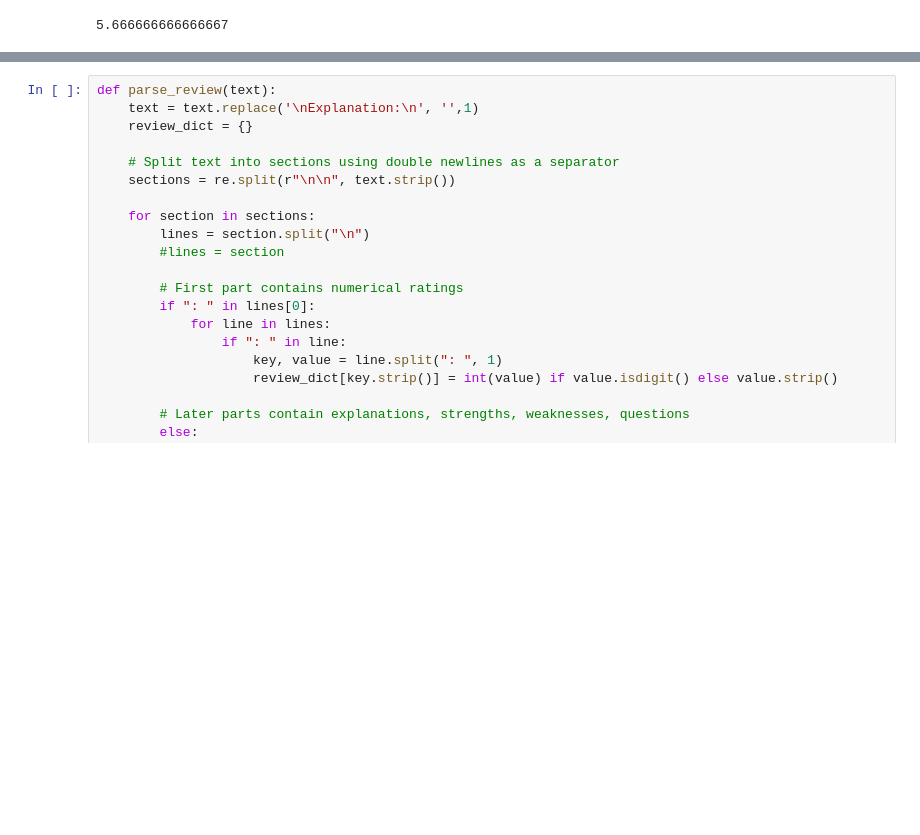
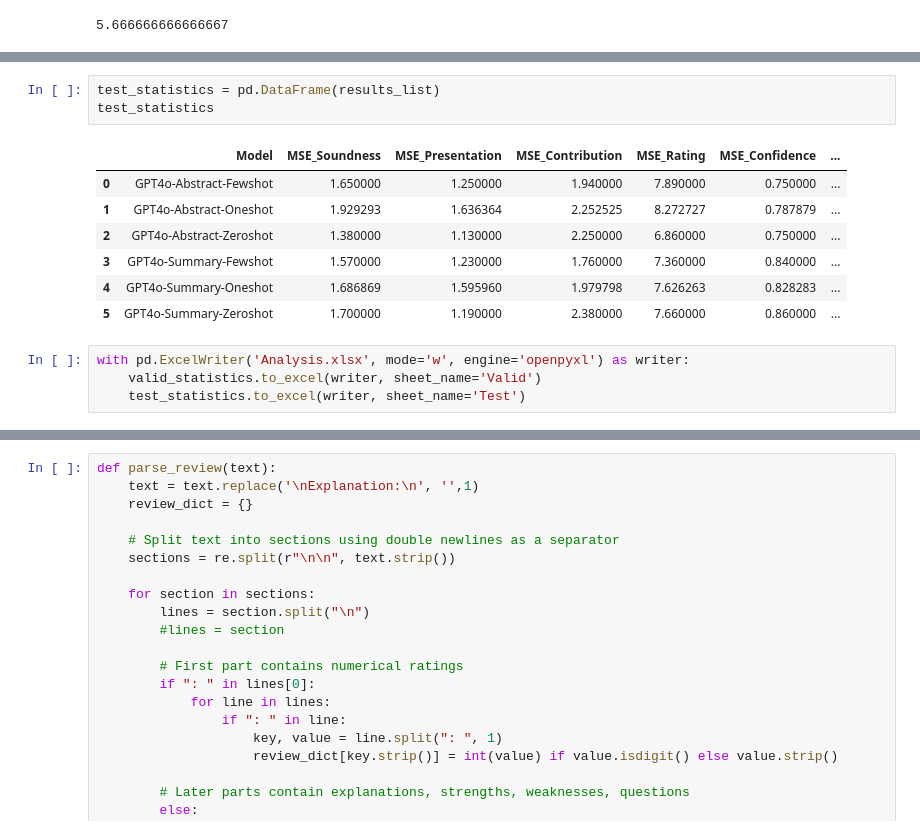
Before and after one commit to akiranishii/ImpactPrediction, a Jupyter notebook: visualization.ipynb, the cells around one changed output, grey strips where cells are left out. Cells and saved outputs as stored; diff of their text form; blank space fills up the shorter version.

Commit message:
Analysis

```diff
--- a/visualization.ipynb
+++ b/visualization.ipynb
@@ -209,0 +266,15 @@ GPT4o-Summary-Zeroshot Questions_BertScore = tensor(0.8128) / tensor(0.8449) / t
+# %%
+test_statistics = pd.DataFrame(results_list)
+test_statistics
+# %% [output]
+|  | Model | MSE_Soundness | MSE_Presentation | MSE_Contribution | MSE_Rating | MSE_Confidence | ... |
+| 0 | GPT4o-Abstract-Fewshot | 1.650000 | 1.250000 | 1.940000 | 7.890000 | 0.750000 | ... |
+| 1 | GPT4o-Abstract-Oneshot | 1.929293 | 1.636364 | 2.252525 | 8.272727 | 0.787879 | ... |
+| 2 | GPT4o-Abstract-Zeroshot | 1.380000 | 1.130000 | 2.250000 | 6.860000 | 0.750000 | ... |
+| 3 | GPT4o-Summary-Fewshot | 1.570000 | 1.230000 | 1.760000 | 7.360000 | 0.840000 | ... |
+| 4 | GPT4o-Summary-Oneshot | 1.686869 | 1.595960 | 1.979798 | 7.626263 | 0.828283 | ... |
+| 5 | GPT4o-Summary-Zeroshot | 1.700000 | 1.190000 | 2.380000 | 7.660000 | 0.860000 | ... |
+# %%
+with pd.ExcelWriter('Analysis.xlsx', mode='w', engine='openpyxl') as writer:
+    valid_statistics.to_excel(writer, sheet_name='Valid')
+    test_statistics.to_excel(writer, sheet_name='Test')
```
Also changed, not shown: parts of 12 cells of this notebook, 1 other file.
